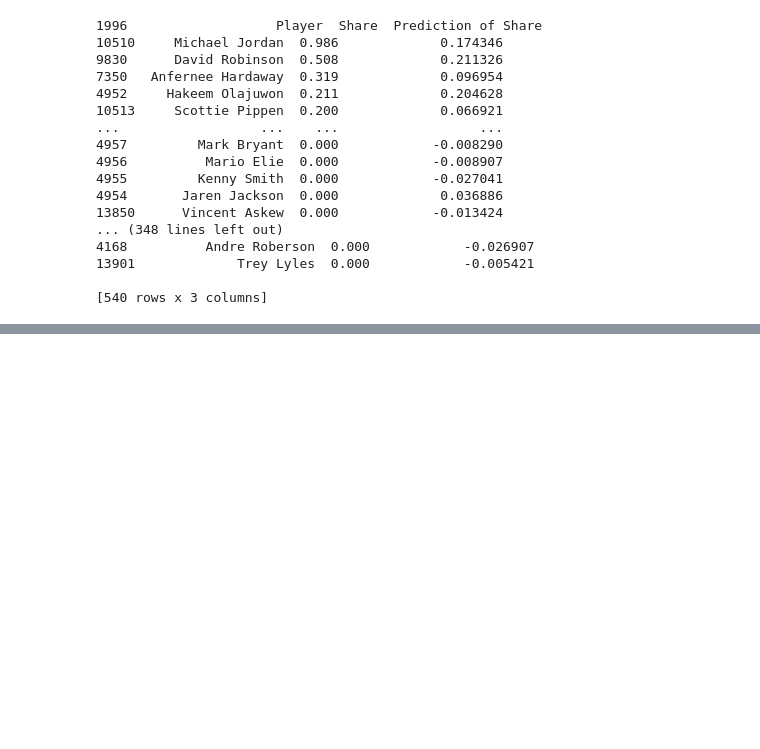
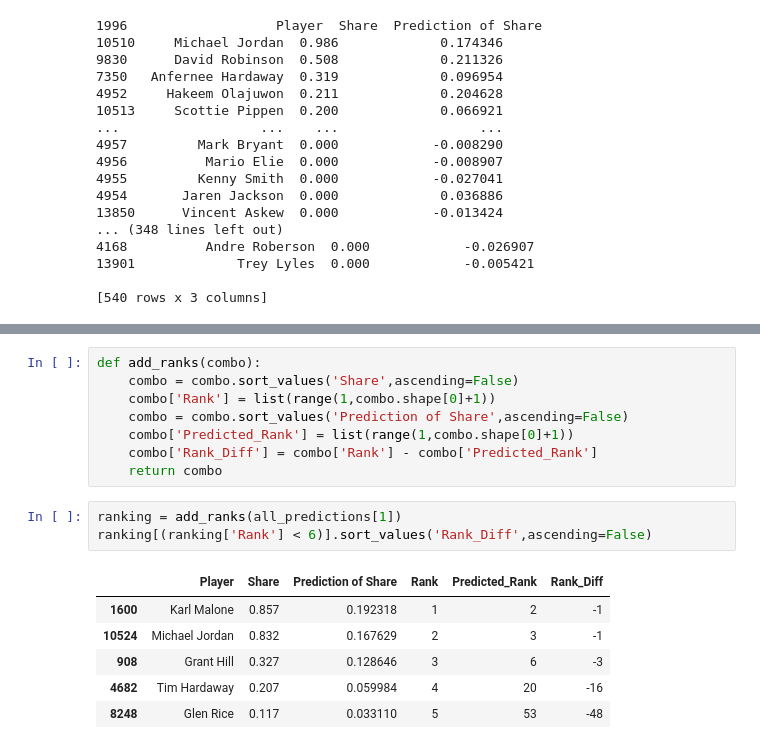
Before and after one commit to mugilan6379/Predict-NBA-MVP, a Jupyter notebook: predict_mvp.ipynb, the cells around one changed output, grey strips where cells are left out. Saved outputs shown, nothing was run; the diff lists cells and outputs as text; blank space fills up the shorter version.

```diff
--- a/predict_mvp.ipynb
+++ b/predict_mvp.ipynb
@@ -220,0 +235,18 @@ sum(aps)/len(aps)
+# %%
+def add_ranks(combo):
+    combo = combo.sort_values('Share',ascending=False)
+    combo['Rank'] = list(range(1,combo.shape[0]+1))
+    combo = combo.sort_values('Prediction of Share',ascending=False)
+    combo['Predicted_Rank'] = list(range(1,combo.shape[0]+1))
+    combo['Rank_Diff'] = combo['Rank'] - combo['Predicted_Rank']
+    return combo
+# %%
+ranking = add_ranks(all_predictions[1])
+ranking[(ranking['Rank'] < 6)].sort_values('Rank_Diff',ascending=False)
+# %% [output]
+|  | Player | Share | Prediction of Share | Rank | Predicted_Rank | Rank_Diff |
+| 1600 | Karl Malone | 0.857 | 0.192318 | 1 | 2 | -1 |
+| 10524 | Michael Jordan | 0.832 | 0.167629 | 2 | 3 | -1 |
+| 908 | Grant Hill | 0.327 | 0.128646 | 3 | 6 | -3 |
+| 4682 | Tim Hardaway | 0.207 | 0.059984 | 4 | 20 | -16 |
+| 8248 | Glen Rice | 0.117 | 0.033110 | 5 | 53 | -48 |
```
Also changed, not shown: parts of 11 cells of this notebook.
